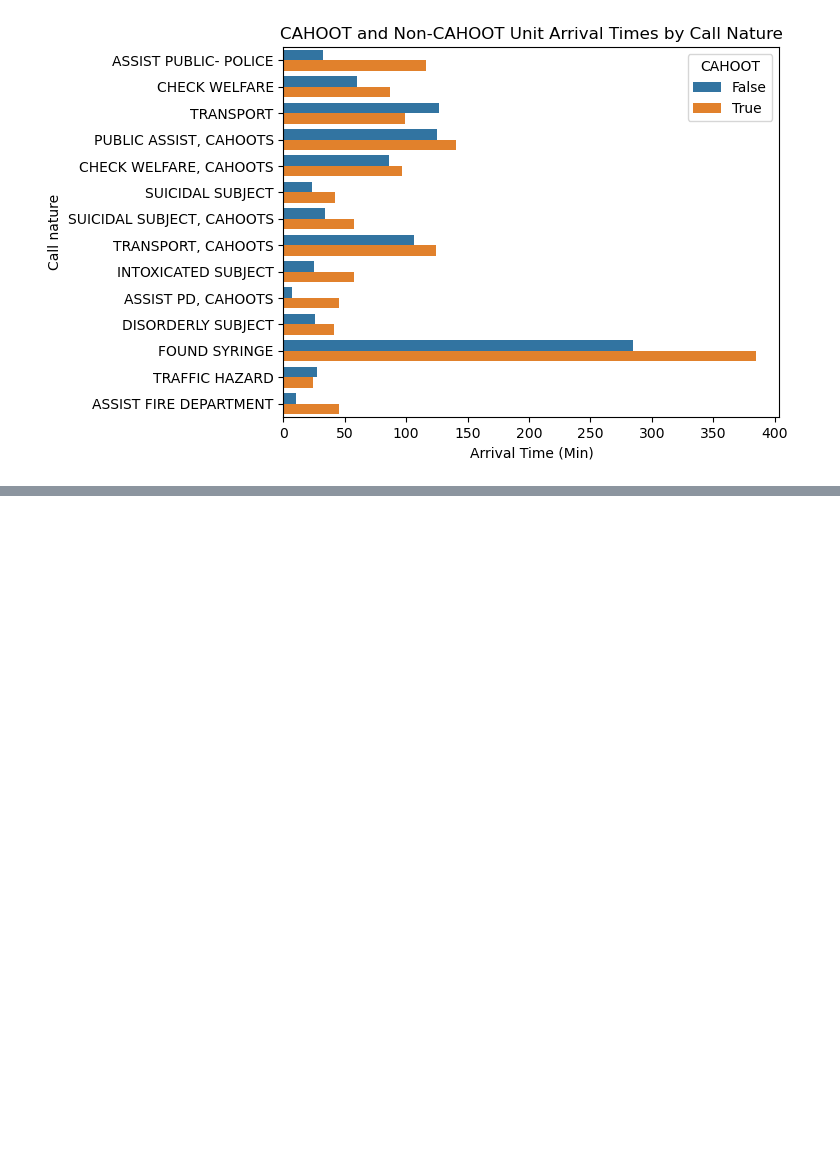
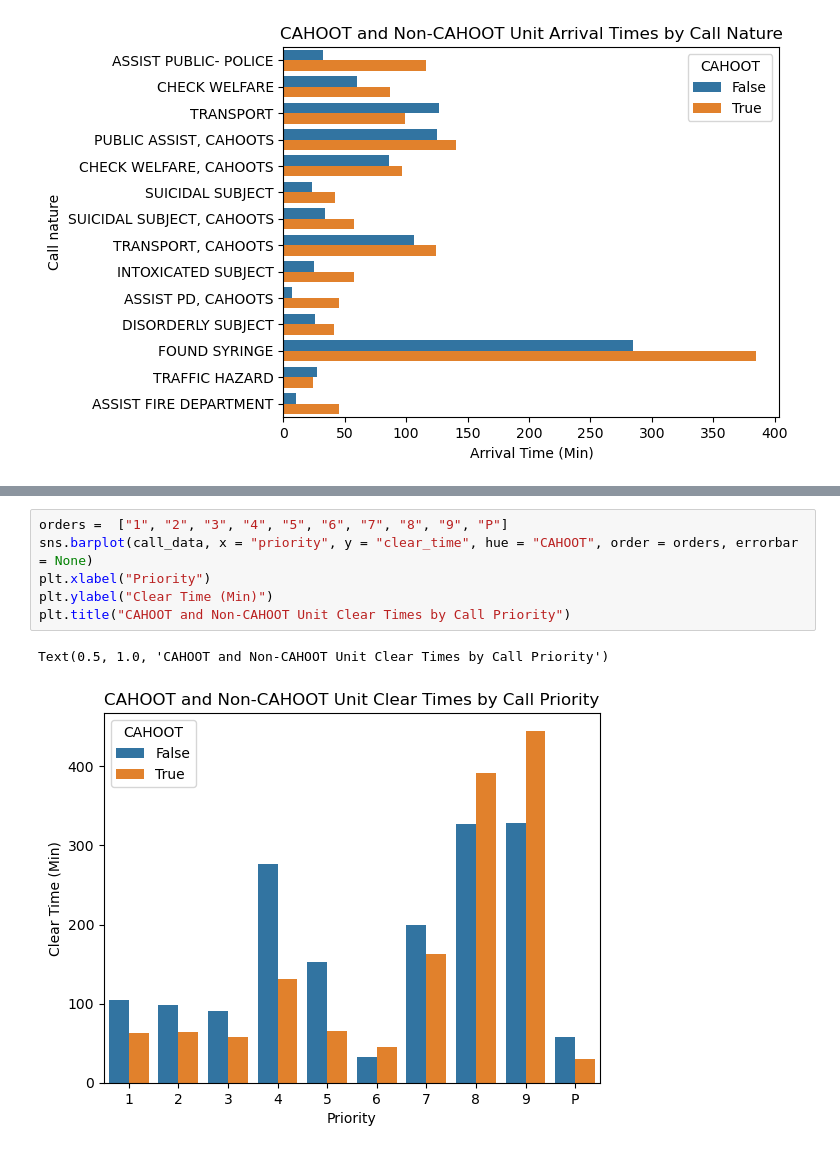
Before and after one commit to Lwarrine/CAHOOTS-Call-Data-Analysis, a Jupyter notebook: Clean.ipynb, the cells around one changed output, grey strips where cells are left out. Drawn from its saved outputs; the diff is of its cells as text; blank space fills up the shorter version.

```diff
--- a/Clean.ipynb
+++ b/Clean.ipynb
@@ -495,0 +384,9 @@ call_data[["yr","calltime","nature","dispatch_time","arrival_time","clear_time",
+# %%
+orders =  ["1", "2", "3", "4", "5", "6", "7", "8", "9", "P"]
+sns.barplot(call_data, x = "priority", y = "clear_time", hue = "CAHOOT", order = orders, errorbar = None)
+plt.xlabel("Priority")
+plt.ylabel("Clear Time (Min)")
+plt.title("CAHOOT and Non-CAHOOT Unit Clear Times by Call Priority")
+# %% [output]
+Text(0.5, 1.0, 'CAHOOT and Non-CAHOOT Unit Clear Times by Call Priority')
+[figure, added]
```
Also changed, not shown: parts of 71 cells of this notebook.
